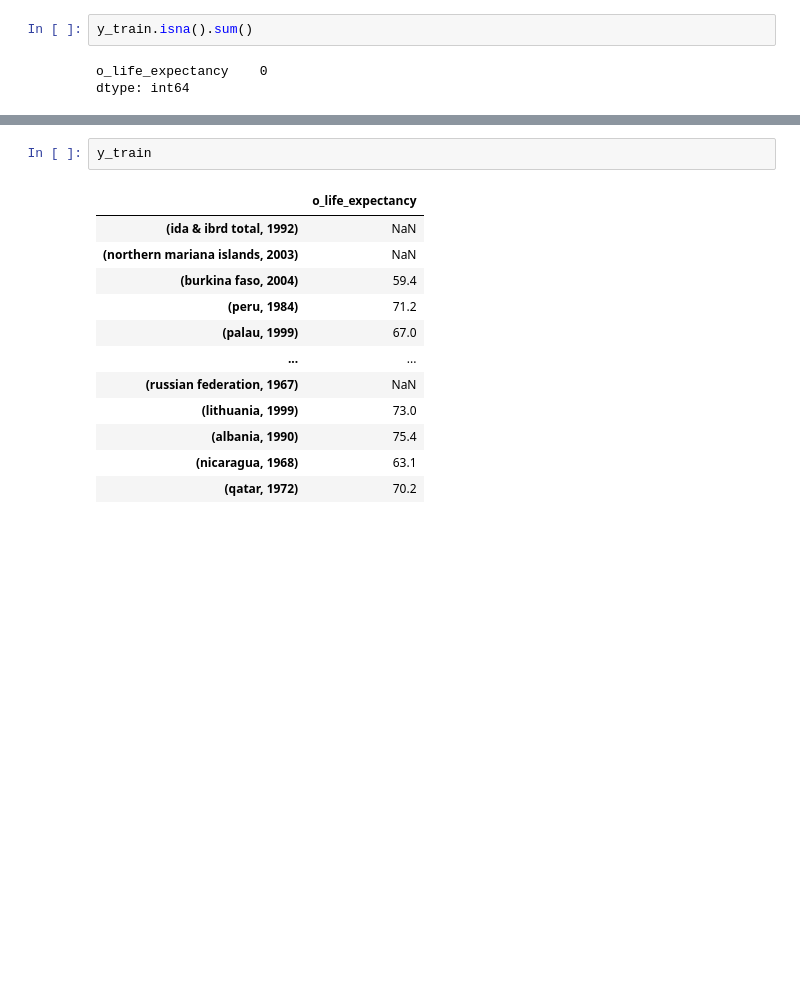
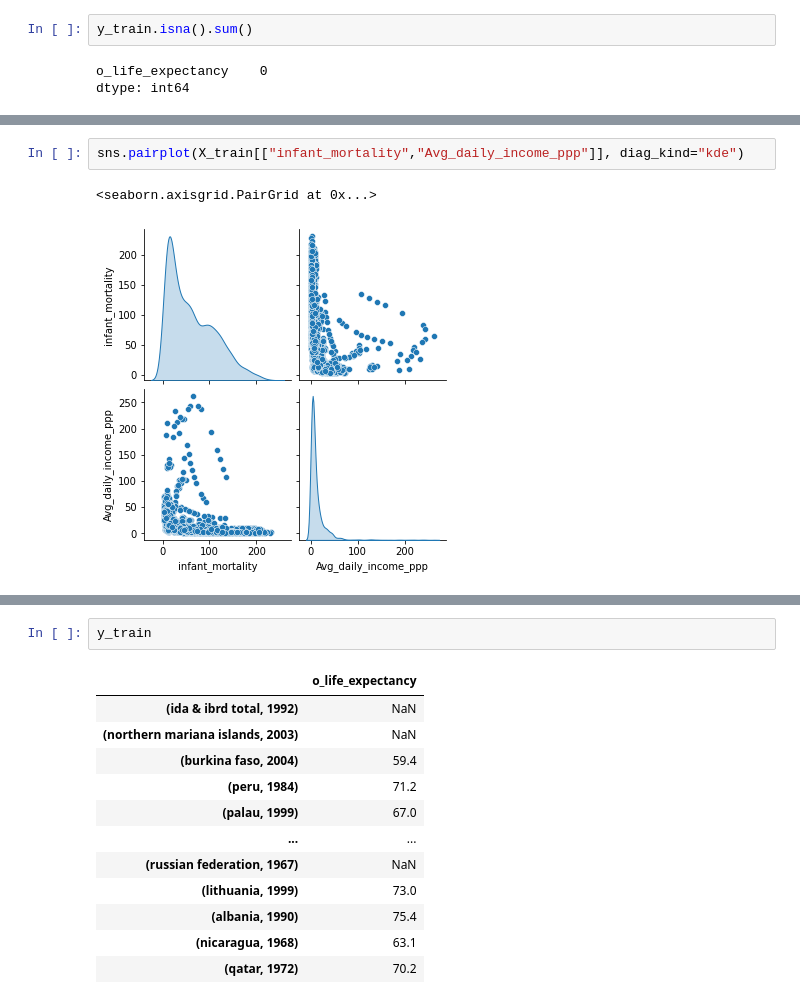
Before and after one commit to jaya-shankar/Human-Development-Prediction, a Jupyter notebook: life_expectancy_model.ipynb, the cells around one changed output, grey strips where cells are left out. Cells and saved outputs as stored; diff of their text form; blank space fills up the shorter version.

```diff
--- a/life_expectancy_model.ipynb
+++ b/life_expectancy_model.ipynb
@@ -196,0 +238,5 @@ dtype: int64
+# %%
+sns.pairplot(X_train[["infant_mortality","Avg_daily_income_ppp"]], diag_kind="kde")
+# %% [output]
+<seaborn.axisgrid.PairGrid at 0x...>
+[figure, added]
```
Also changed, not shown: parts of 12 cells of this notebook.
